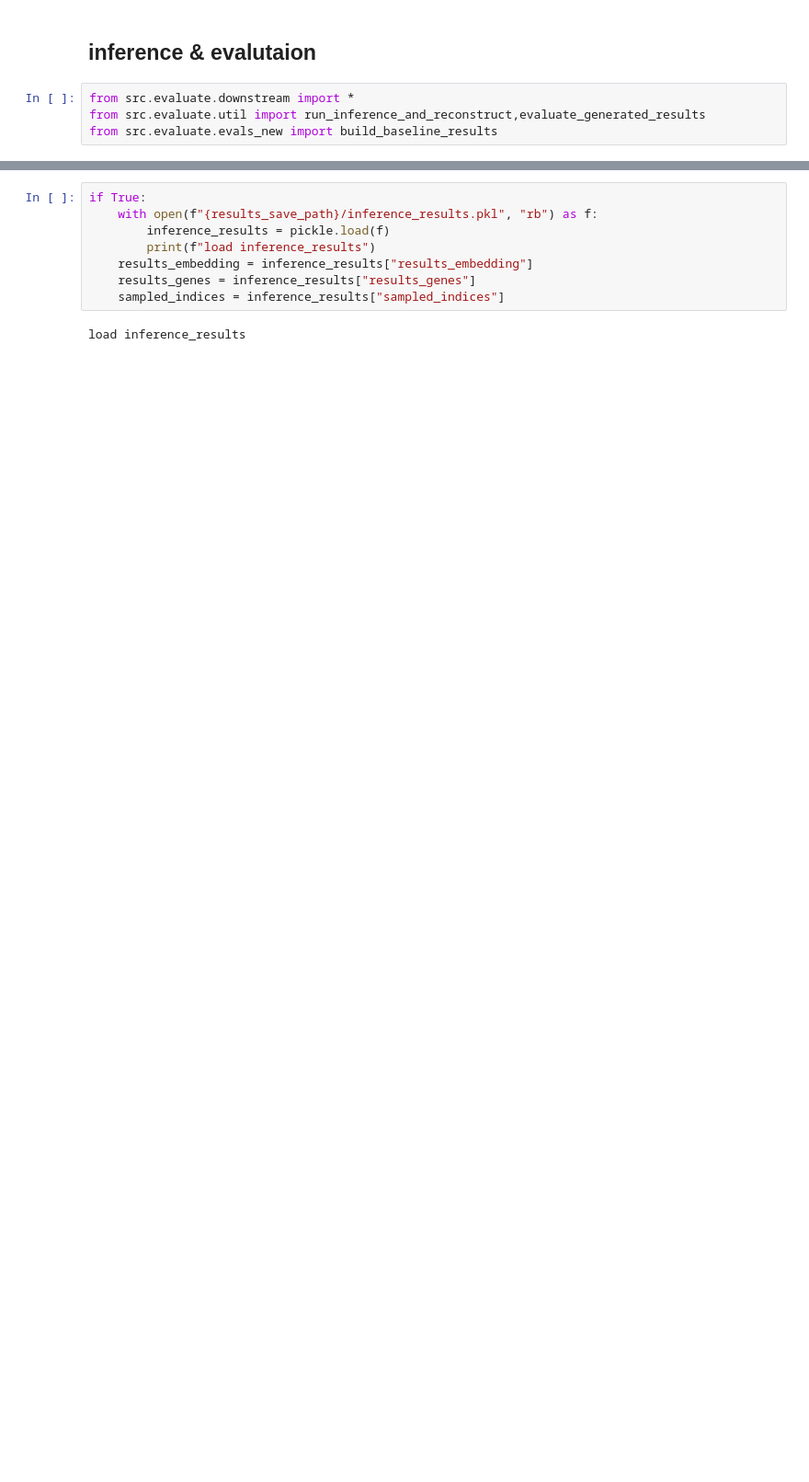
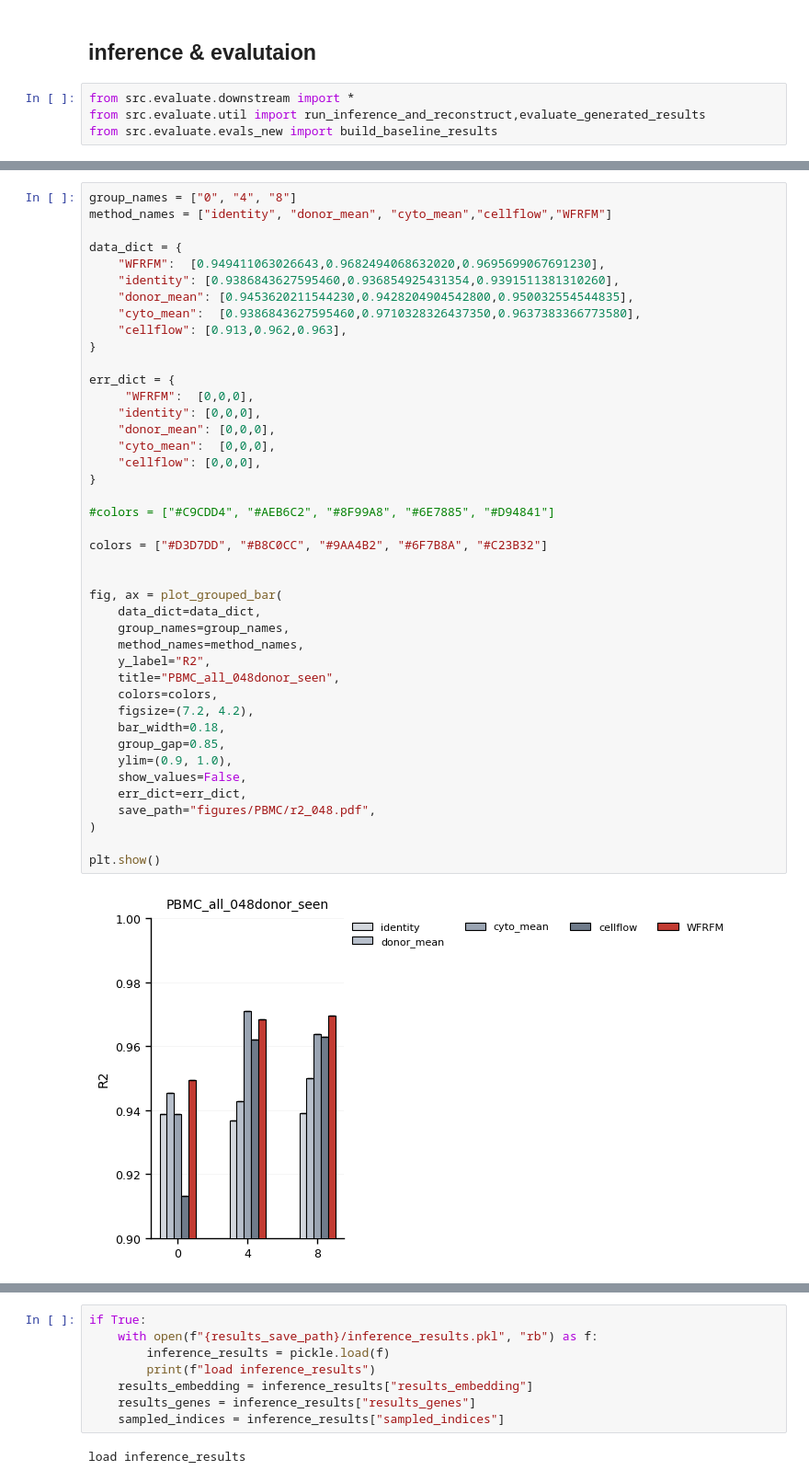
Before and after one commit to QiangweiPeng/UPT, a Jupyter notebook: WFRFM/notebook/YuchuanWang/downstream_PBMC.ipynb, the cells around one changed output, grey strips where cells are left out. Shown at 92% size. Saved outputs shown, nothing was run; the diff lists cells and outputs as text; blank space fills up the shorter version.

```diff
--- a/WFRFM/notebook/YuchuanWang/downstream_PBMC.ipynb
+++ b/WFRFM/notebook/YuchuanWang/downstream_PBMC.ipynb
@@ -208,0 +384,44 @@ save inference_results to results/exp_20260404_151910_PBMC_donor11_hvg2000_gemin
+# %%
+group_names = ["0", "4", "8"]
+method_names = ["identity", "donor_mean", "cyto_mean","cellflow","WFRFM"]
+
+data_dict = {
+    "WFRFM":  [0.949411063026643,0.9682494068632020,0.9695699067691230],
+    "identity": [0.9386843627595460,0.936854925431354,0.9391511381310260],
+    "donor_mean": [0.9453620211544230,0.9428204904542800,0.950032554544835],
+    "cyto_mean":  [0.9386843627595460,0.9710328326437350,0.9637383366773580],
+    "cellflow": [0.913,0.962,0.963],
+}
+
+err_dict = {
+     "WFRFM":  [0,0,0],
+    "identity": [0,0,0],
+    "donor_mean": [0,0,0],
+    "cyto_mean":  [0,0,0],
+    "cellflow": [0,0,0],
+}
+
+#colors = ["#C9CDD4", "#AEB6C2", "#8F99A8", "#6E7885", "#D94841"]
+
+colors = ["#D3D7DD", "#B8C0CC", "#9AA4B2", "#6F7B8A", "#C23B32"]
+
+
+fig, ax = plot_grouped_bar(
+    data_dict=data_dict,
+    group_names=group_names,
+    method_names=method_names,
+    y_label="R2",
+    title="PBMC_all_048donor_seen",
+    colors=colors,
+    figsize=(7.2, 4.2),
+    bar_width=0.18,
+    group_gap=0.85,
+    ylim=(0.9, 1.0),
+    show_values=False,
+    err_dict=err_dict,
+    save_path="figures/PBMC/r2_048.pdf",
+)
+
+plt.show()
+# %% [output]
+[figure, added]
```
Also changed, not shown: parts of 52 cells of this notebook, 32 other files.
